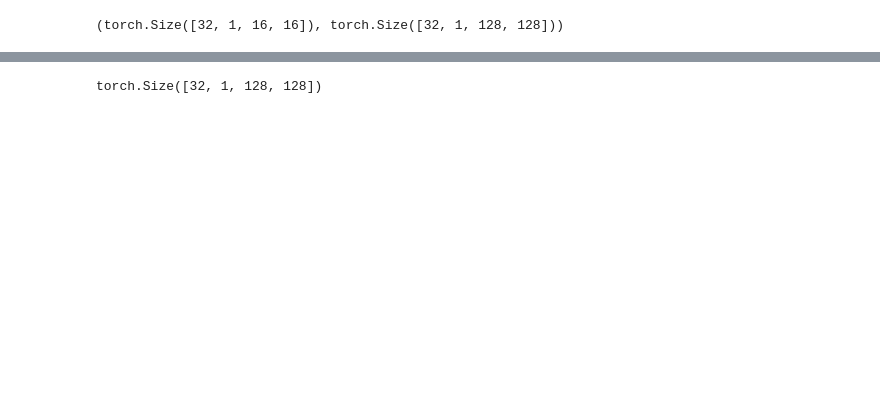
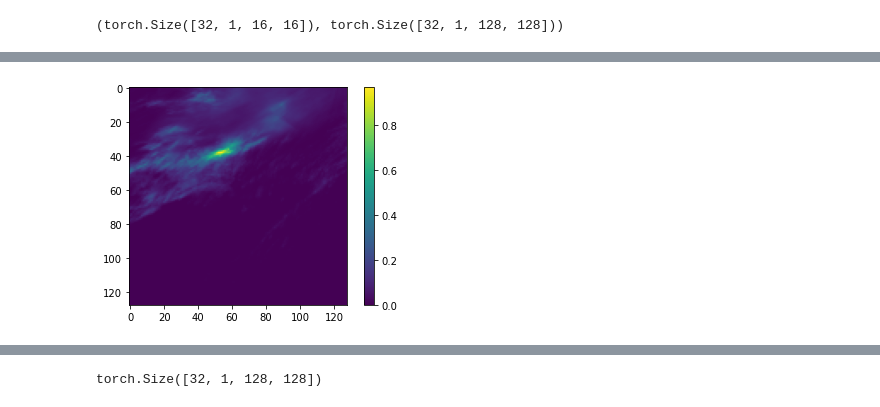
Before and after one commit to raspstephan/nwp-downscale, a Jupyter notebook: notebooks/05-First_CNN.ipynb, the cells around one changed output, grey strips where cells are left out. Cells and saved outputs as stored; diff of their text form; code cells hidden in the pictures; blank space fills up the shorter version.

```diff
--- a/notebooks/05-First_CNN.ipynb
+++ b/notebooks/05-First_CNN.ipynb
@@ -60,0 +265,5 @@ X.shape, y.shape
+# %%
+plt.imshow(y.numpy()[i, 0])
+plt.colorbar();
+# %% [output]
+[figure, added]
```
Also changed, not shown: parts of 44 cells of this notebook, 1 other file.
